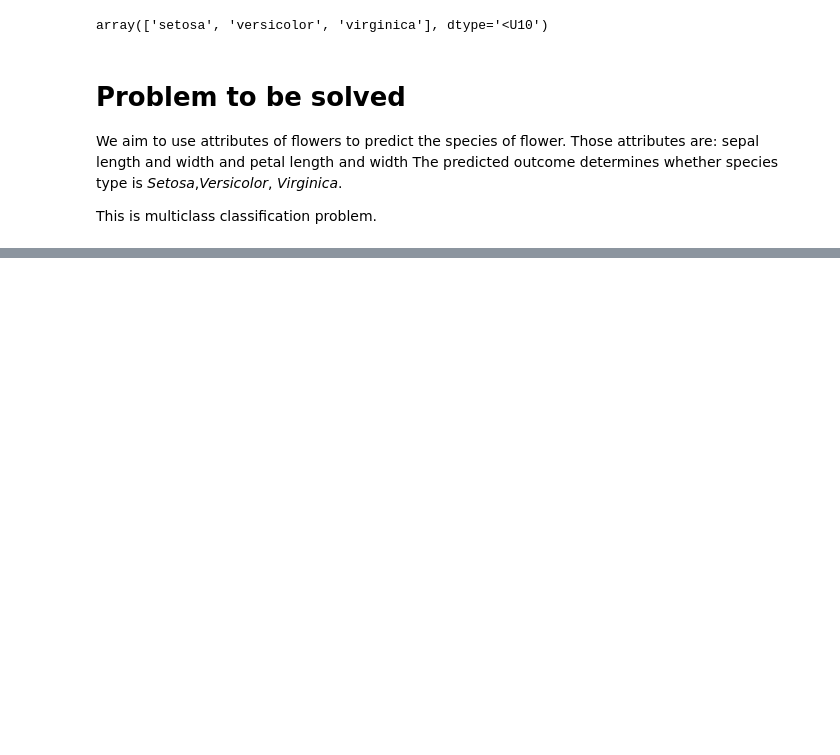
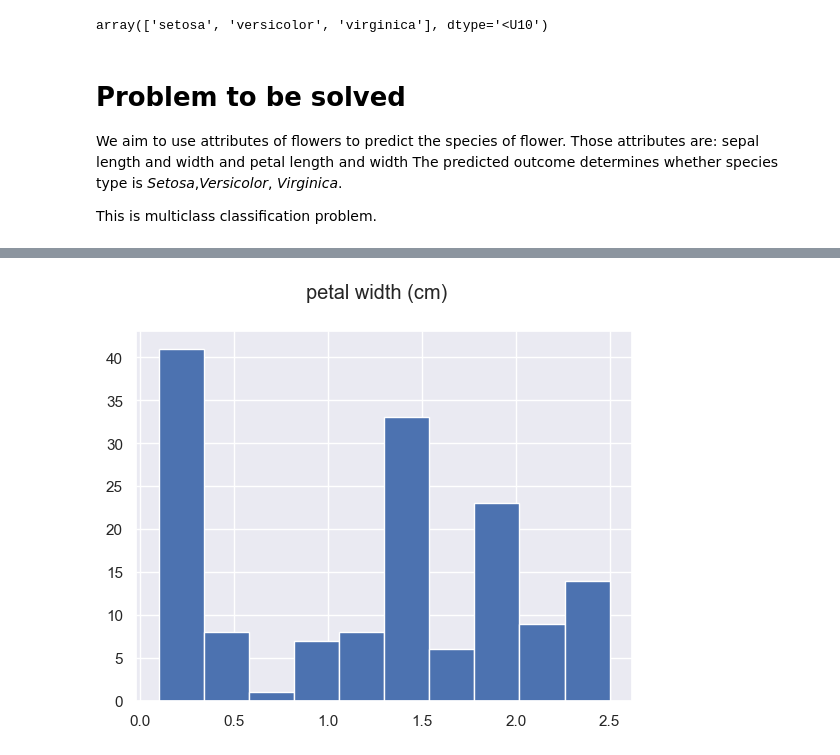
Before and after one commit to omtekyav/IrisDatasetProject, a Jupyter notebook: IrisDataset.ipynb, the cells around one changed output, grey strips where cells are left out. Cells and saved outputs as stored; diff of their text form; code cells hidden in the pictures; blank space fills up the shorter version.

```diff
--- a/IrisDataset.ipynb
+++ b/IrisDataset.ipynb
@@ -106,0 +171,7 @@ This is multiclass classification problem.
+# %%
+col = "petal width (cm)"
+df[col].hist()
+plt.suptitle(col)
+plt.show()
+# %% [output]
+[figure, added]
```
Also changed, not shown: parts of 13 cells of this notebook.
